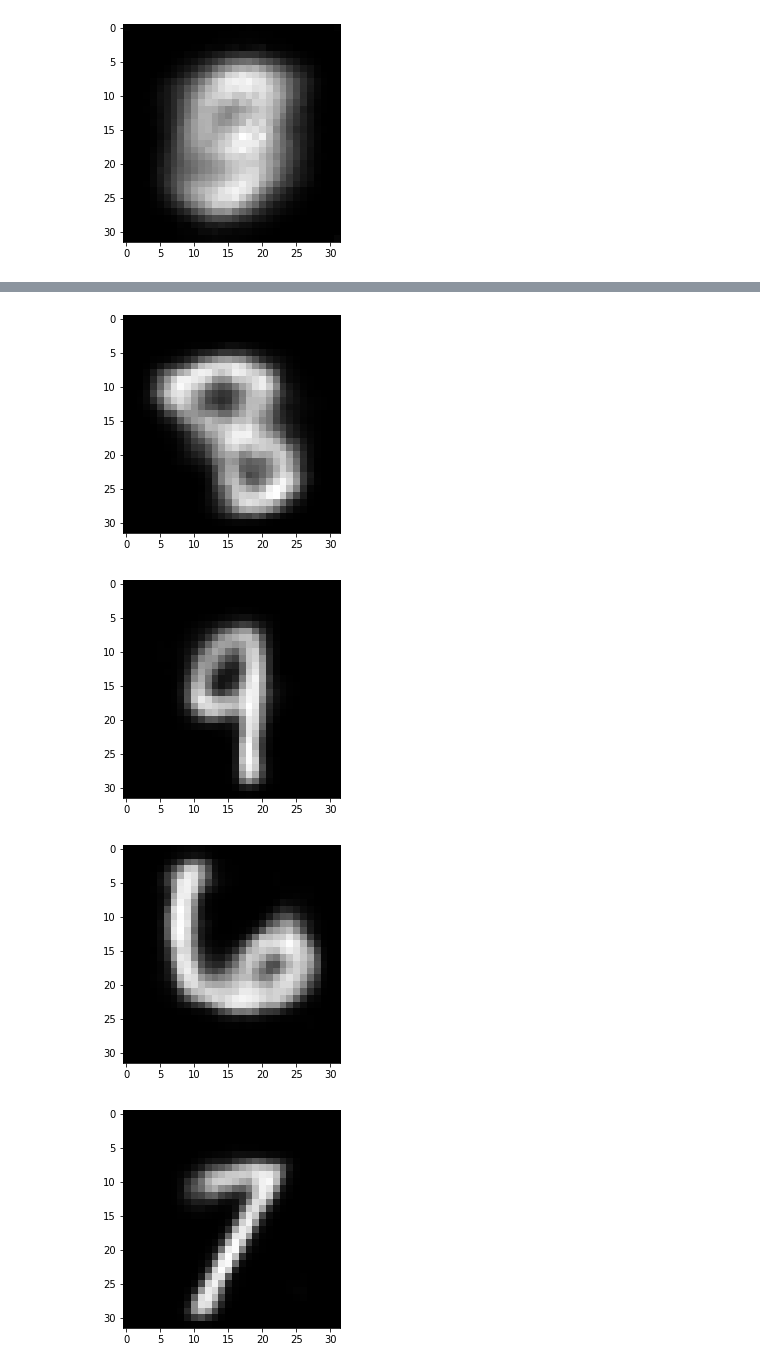
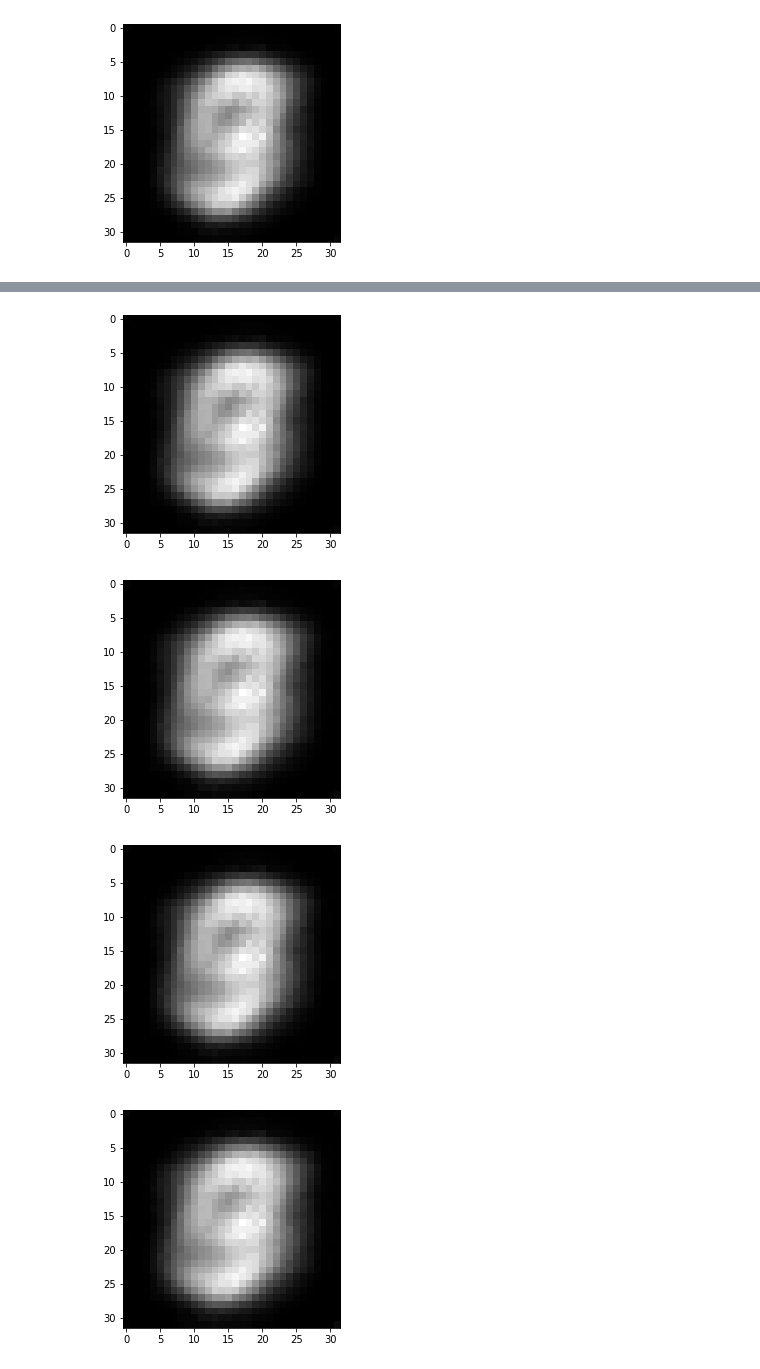
Before and after one commit to harrya32/encoder_attribution_priors, a Jupyter notebook: testing.ipynb, the cells around one changed output, grey strips where cells are left out. Cells and saved outputs as stored; diff of their text form; code cells hidden in the pictures.

```diff
--- a/testing.ipynb
+++ b/testing.ipynb
@@ -87,7 +87,7 @@ base_loss.beta = 1
 encoder_base = EncoderBurgess(img_size, dim_latent)
 decoder_base = DecoderBurgess(img_size, dim_latent)
 base_model = VAE(img_size, encoder_base, decoder_base, dim_latent, base_loss, name='base')
-base_model.load_state_dict(torch.load('experiments/results/mnist/vae/Beta-vae_beta1_run1.pt'), strict=False)
+base_model.load_state_dict(torch.load('experiments/results/mnist/vae/Beta-vae_beta1_run5.pt'), strict=False)
 # %% [output]
 <All keys matched successfully>
 # %%
@@ -130,7 +130,7 @@ pearson_10_model.load_state_dict(torch.load('experiments/results/mnist/pearson_v
 encoder_total_var_5 = EncoderBurgess(img_size, dim_latent)
 decoder_total_var_5  = DecoderBurgess(img_size, dim_latent)
 total_var_5_model = VAE(img_size, encoder_total_var_5, decoder_total_var_5, dim_latent, base_loss, name='totalvar5')
-total_var_5_model.load_state_dict(torch.load('experiments/results/mnist/test/TotalVariation-vae_alpha5_run1.pt'), strict=False)
+total_var_5_model.load_state_dict(torch.load('experiments/results/mnist/total_variation_vae/TotalVariation-vae_alpha0.01_run1.pt'), strict=False)
 # %% [output]
 <All keys matched successfully>
 # %%
@@ -278,11 +274,11 @@ for i in range(len(test)):
 # %%
 test = torch.randn((10,3))
 
 for i in range(len(test)):
-    plt.imshow(entropy_1_model.decoder(test)[i][0].detach().numpy(), cmap='gray')
+    plt.imshow(total_var_5_model.decoder(test)[i][0].detach().numpy(), cmap='gray')
     plt.show()
 # %% [output]
-[figure, old version]
+[figure, new version]
-[figure, old version]
+[figure, new version]
-[figure, old version]
+[figure, new version]
-[figure, old version]
+[figure, new version]
```
Also changed, not shown: parts of 18 cells of this notebook, 45 other files.
